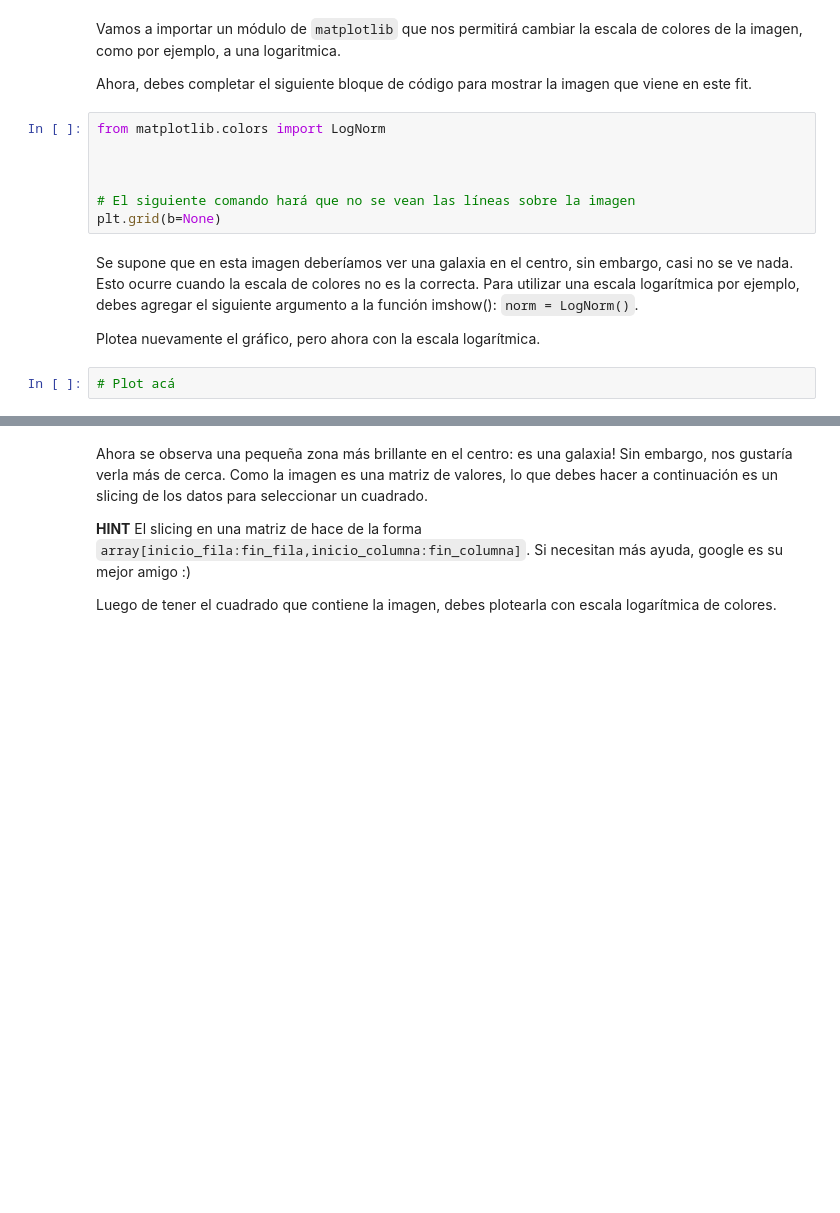
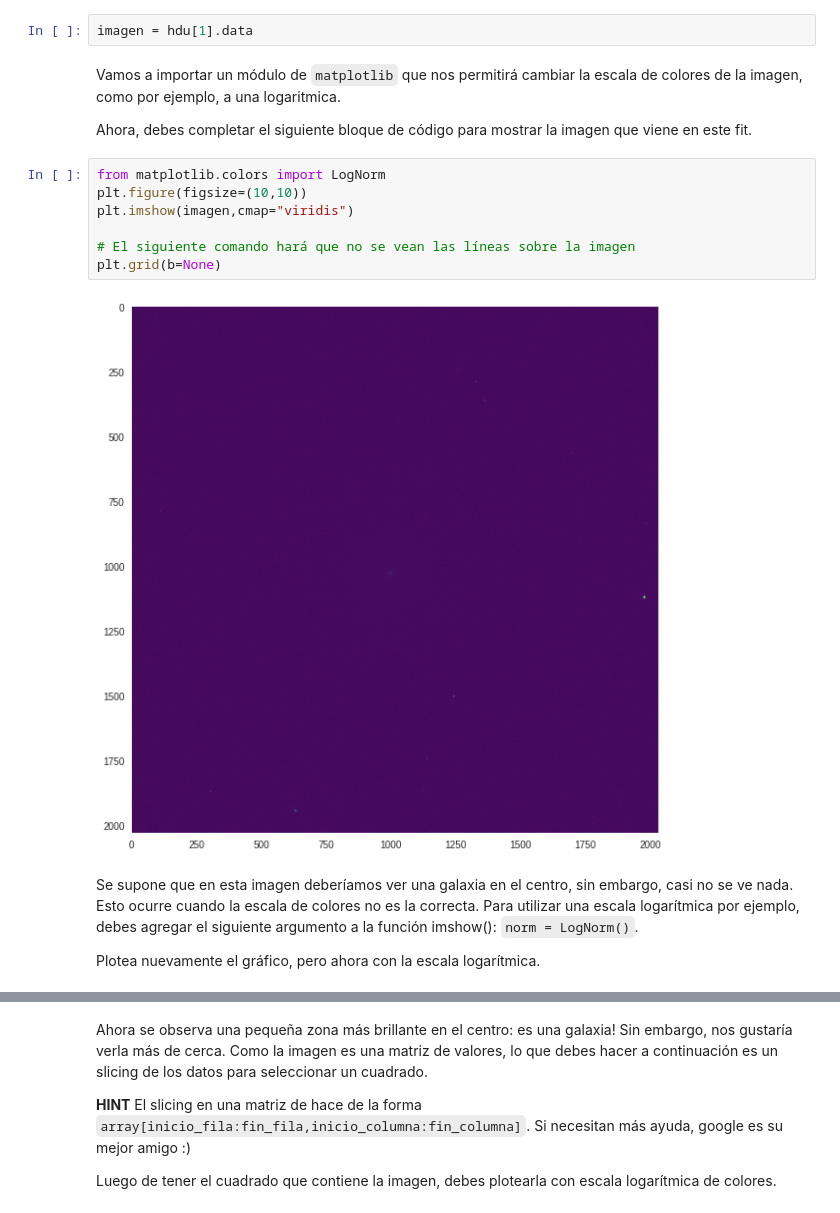
Before and after one commit to kosarrara/minitarea3, a Jupyter notebook: minitarea3.ipynb, the cells around one changed output, grey strips where cells are left out. Saved outputs shown, nothing was run; the diff lists cells and outputs as text; blank space fills up the shorter version.

```diff
--- a/minitarea3.ipynb
+++ b/minitarea3.ipynb
@@ -112,17 +108,19 @@ imagen =
+# %%
+imagen = hdu[1].data
 # %% [markdown]
 Vamos a importar un módulo de `matplotlib` que nos permitirá cambiar la escala de colores de la imagen, como por ejemplo, a una logaritmica.
 
 Ahora, debes completar el siguiente bloque de código para mostrar la imagen que viene en este fit.
 # %%
 from matplotlib.colors import LogNorm
-
-
+plt.figure(figsize=(10,10))
+plt.imshow(imagen,cmap="viridis")
 
 # El siguiente comando hará que no se vean las líneas sobre la imagen
 plt.grid(b=None)
+# %% [output]
+[figure, added]
 # %% [markdown]
 Se supone que en esta imagen deberíamos ver una galaxia en el centro, sin embargo, casi no se ve nada. Esto ocurre cuando la escala de colores no es la correcta. Para utilizar una escala logarítmica por ejemplo, debes agregar el siguiente argumento a la función imshow(): `norm = LogNorm()`.
 
 Plotea nuevamente el gráfico, pero ahora con la escala logarítmica.
-# %%
-# Plot acá
```
Also changed, not shown: parts of 7 cells of this notebook.
